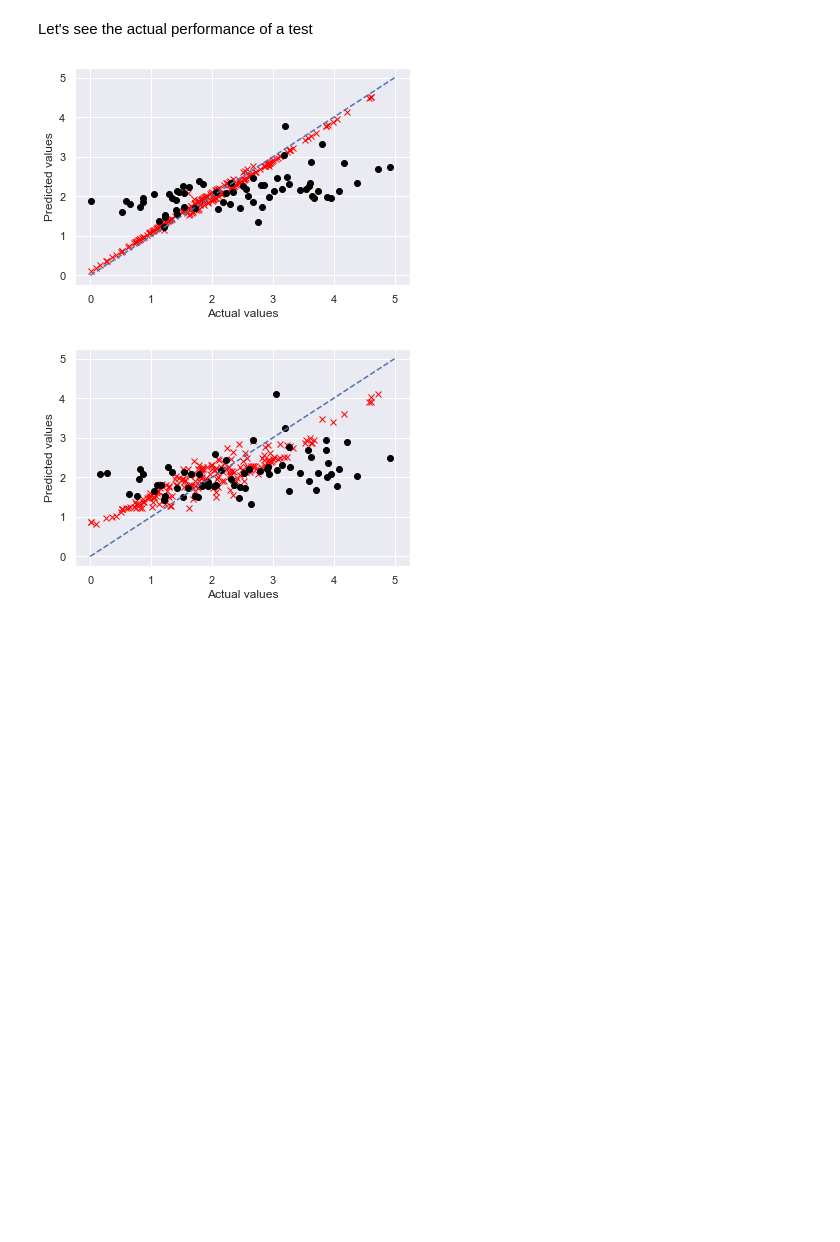
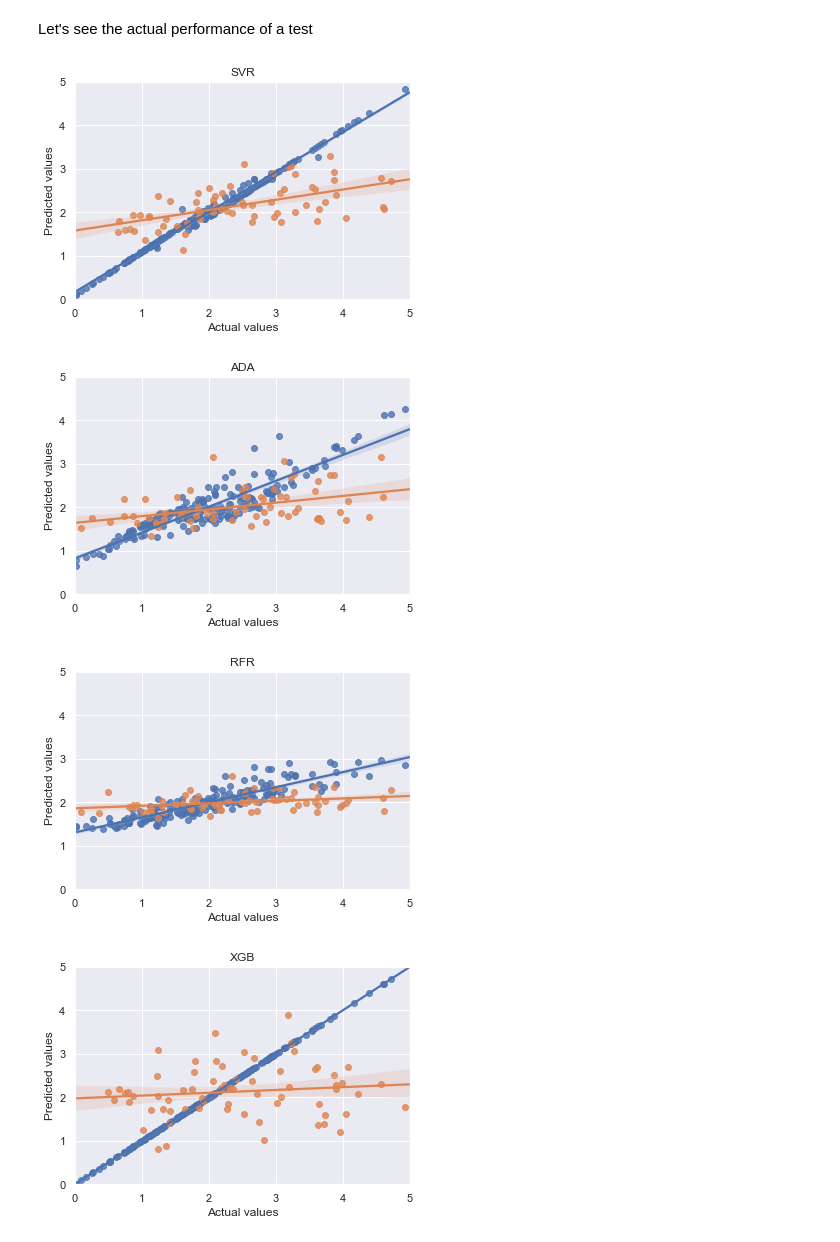
Before and after one commit to duythongvt1/URA-Projects, a Jupyter notebook: CornData/Corn2.ipynb, the cells around one changed output. Drawn from its saved outputs; the diff is of its cells as text; code cells hidden in the pictures; blank space fills up the shorter version.

Commit message:
Scatterplot added

```diff
--- a/CornData/Corn2.ipynb
+++ b/CornData/Corn2.ipynb
@@ -113,13 +113,20 @@ class Draw:
 #         plt.subplot()
         plt.xlabel("Actual values")
         plt.ylabel("Predicted values")
-#         y_train,y_train_predicted = train_series["y_train"],train_series["y_train_predicted"]
-#         y_test, y_test_predicted  = test_series["y_test"], test_series["y_test_predicted"]
         plt.plot(y, y_predicted, marker, color=color)
-#         plt.plot(y_test,y_test_predicted, 'o', color='black')
         if draw_divider:
             plt.plot(np.linspace(0,5,10),np.linspace(0,5,10),'b--')
-#         plt.show()
+
+    def scatterplot(name,y,y_predicted,fit_reg):
+        df1 = y
+        df1["Actual values"] = df1["output"]
+        df1['Predicted values']=pd.DataFrame(y_predicted,index=y.index)
+        plt.title(name)
+        plt.ylim(0,5)
+        plt.xlim(0,5)
+        plt.xlabel("Actual values")
+        plt.ylabel("Predicted values")
+        sns.regplot(data=df1,x="Actual values",y='Predicted values')
 # %% [markdown]
 ### iii - Test class
 # %%
@@ -442,20 +449,14 @@ Let's see the actual performance of a test
 # %%
 test.settings.set_default()
 test.settings.set_gs_mode("best")
 test.settings.set_bias(bias=0.5,threshold=3)
-
-X_train, X_test, y_train, y_test, y_train_predicted, y_test_predicted = test.fit_predict("SVR")
-Draw.scatterplot(y_train,y_train_predicted,marker='x',color='red',draw_divider=False)
-Draw.scatterplot(y_test,y_test_predicted,marker='o',color='black',draw_divider=True)
+for clf_name in ["SVR","ADA","RFR","XGB"]:
+    X_train, X_test, y_train, y_test, y_train_predicted, y_test_predicted = test.fit_predict(clf_name)
+    Draw.scatterplot(clf_name,y_train,y_train_predicted,fit_reg=True)
+    Draw.scatterplot(clf_name,y_test,y_test_predicted,fit_reg=True)
+    plt.show()
 # %% [output]
-[figure, old version]
+[figure, new version]
+[figure, added]
+[figure, added]
+[figure, added]
-# %%
-test.settings.set_default()
-test.settings.set_gs_mode("best")
-test.settings.set_bias(bias=0.5,threshold=3)
-
-X_train, X_test, y_train, y_test, y_train_predicted, y_test_predicted = test.fit_predict("ADA")
-Draw.scatterplot(y_train,y_train_predicted,marker='x',color='red',draw_divider=False)
-Draw.scatterplot(y_test,y_test_predicted,marker='o',color='black',draw_divider=True)
-# %% [output]
-[figure, removed]
```
